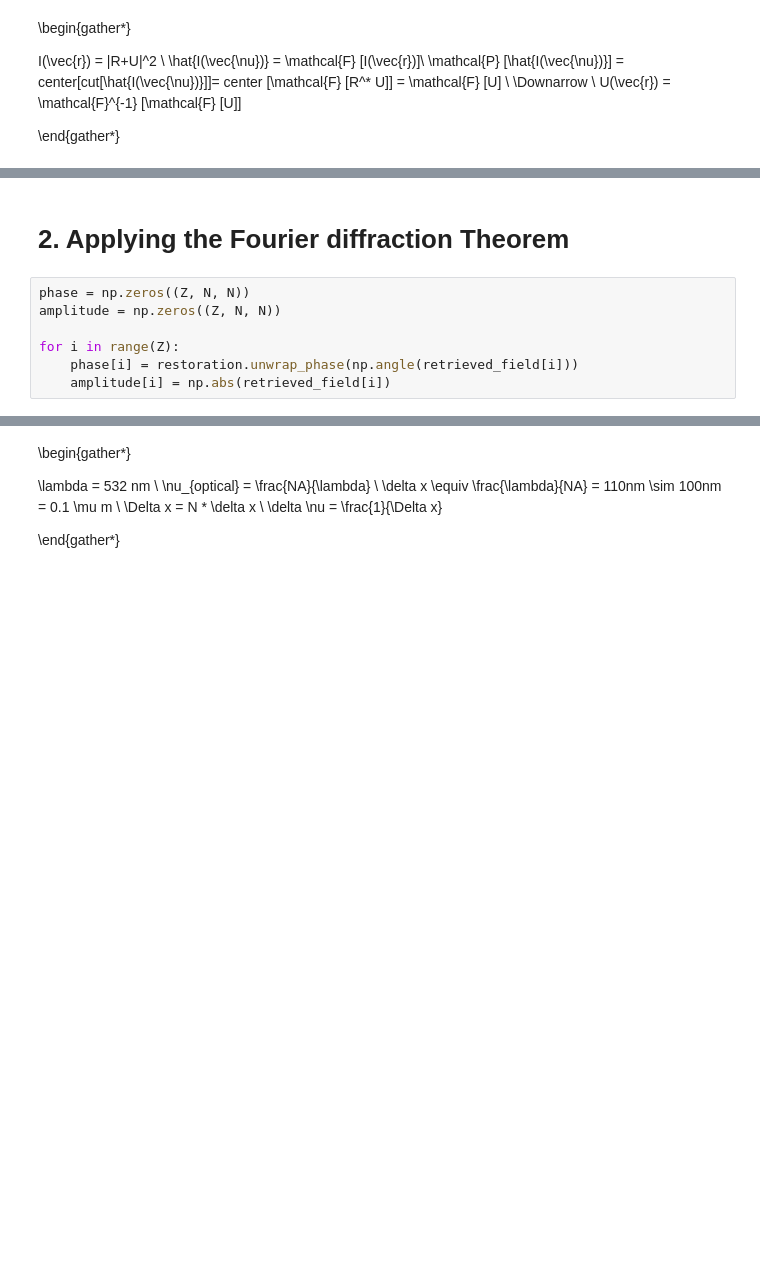
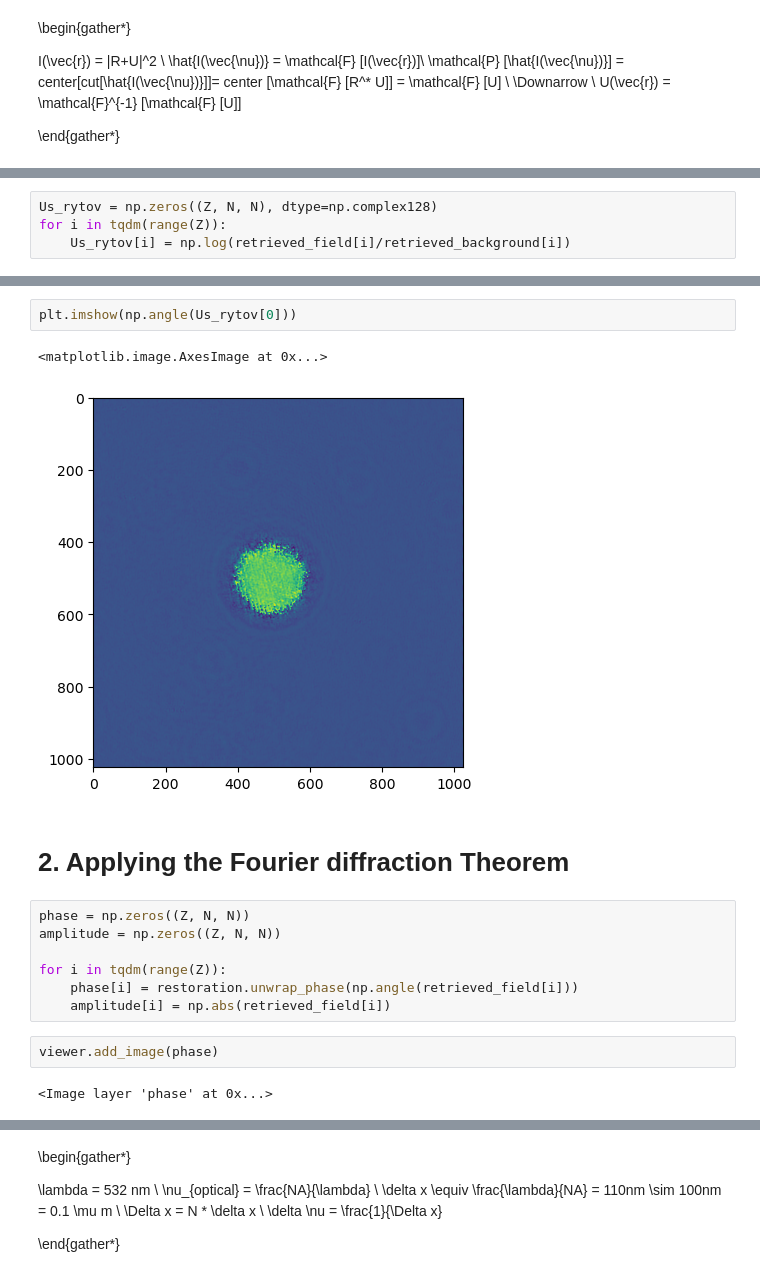
Before and after one commit to rkka02/inverse_solver_v0, a Jupyter notebook: ri_recon.ipynb, the cells around one changed output, grey strips where cells are left out. Cells and saved outputs as stored; diff of their text form; blank space fills up the shorter version.

```diff
--- a/ri_recon.ipynb
+++ b/ri_recon.ipynb
@@ -187,0 +105,4 @@ for i in tqdm(range(40)):
+# %%
+Us_rytov = np.zeros((Z, N, N), dtype=np.complex128)
+for i in tqdm(range(Z)):
+    Us_rytov[i] = np.log(retrieved_field[i]/retrieved_background[i])
@@ -188,10 +113,19 @@ for i in tqdm(range(40)):
+# %%
+plt.imshow(np.angle(Us_rytov[0]))
+# %% [output]
+<matplotlib.image.AxesImage at 0x...>
+[figure, added]
 # %% [markdown]
 <h1> 2. Applying the Fourier diffraction Theorem </h3>
 # %%
 phase = np.zeros((Z, N, N))
 amplitude = np.zeros((Z, N, N))
 
-for i in range(Z):
+for i in tqdm(range(Z)):
     phase[i] = restoration.unwrap_phase(np.angle(retrieved_field[i]))
     amplitude[i] = np.abs(retrieved_field[i])
+# %%
+viewer.add_image(phase)
+# %% [output]
+<Image layer 'phase' at 0x...>
 # %%
```
Also changed, not shown: parts of 31 cells of this notebook, 14 other files.
